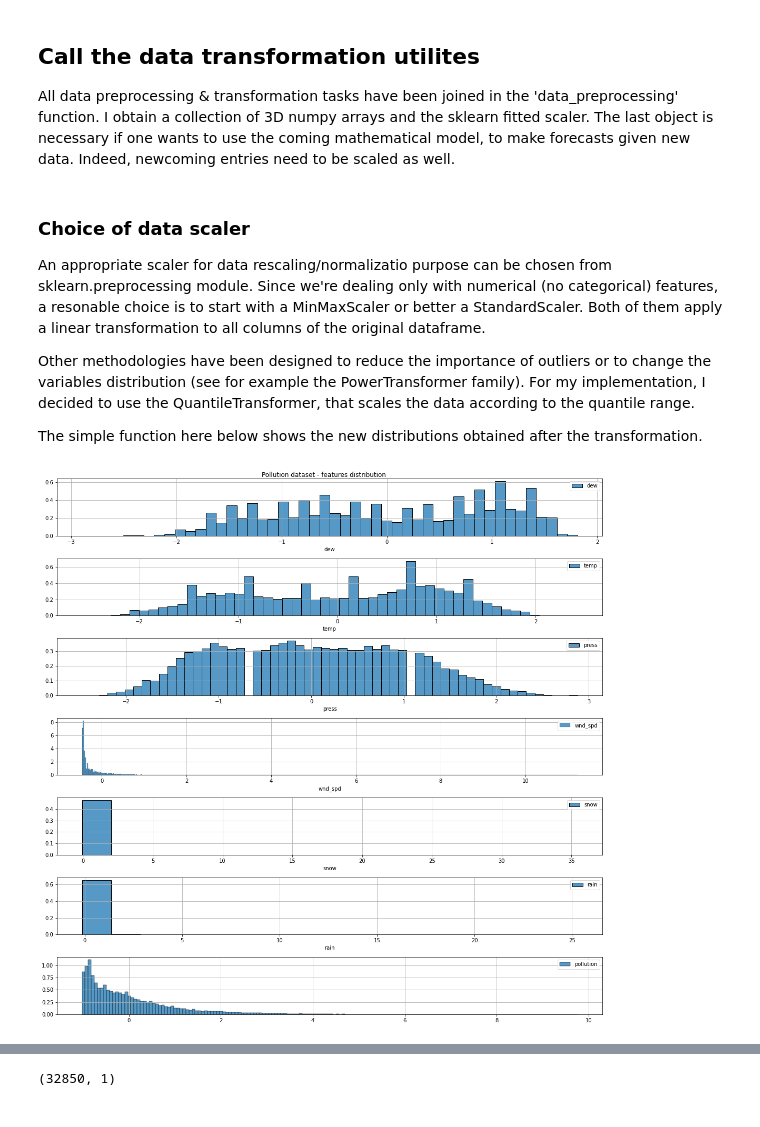
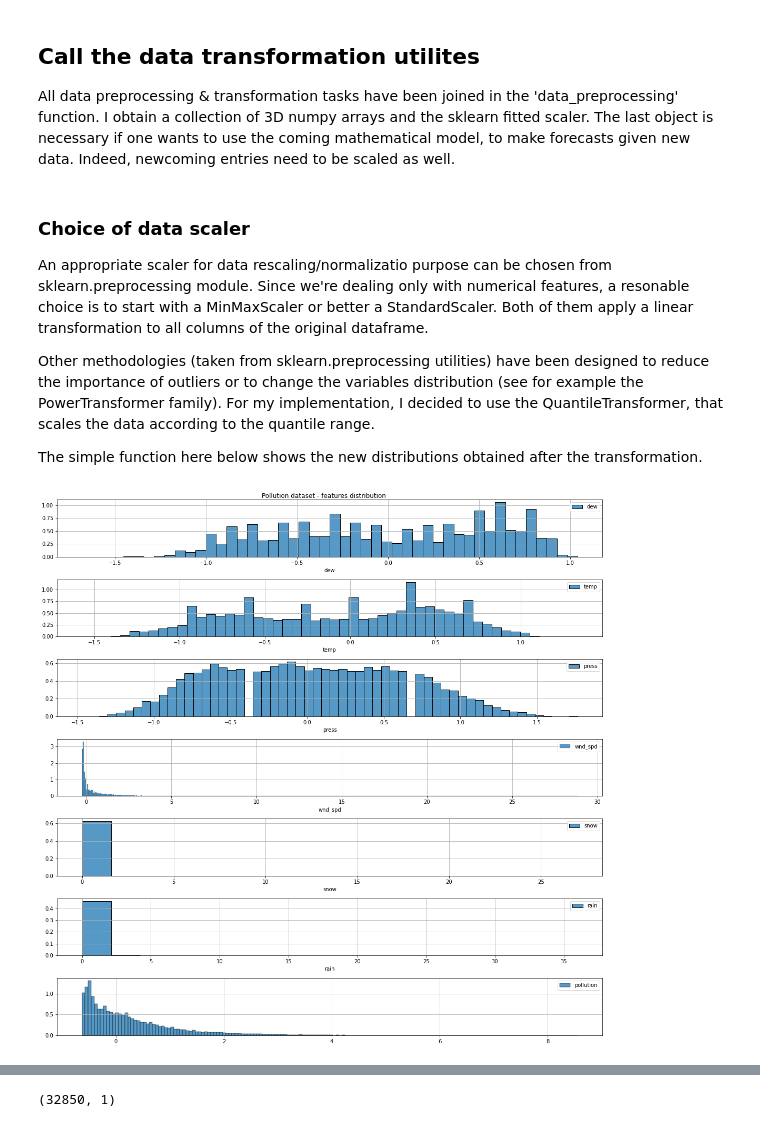
Before and after one commit to giuliots95/Time_series_forecast_with_LSTM_network, a Jupyter notebook: Pollution_time_series_forecast.ipynb, the cells around one changed output, grey strips where cells are left out. Saved outputs shown, nothing was run; the diff lists cells and outputs as text; code cells hidden in the pictures.

```diff
--- a/Pollution_time_series_forecast.ipynb
+++ b/Pollution_time_series_forecast.ipynb
@@ -268,9 +281,9 @@ forward_steps = 1
 All data preprocessing & transformation tasks have been joined in the 'data_preprocessing' function. I obtain a collection of 3D numpy arrays and the sklearn fitted scaler. The last object is necessary if one wants to use the coming mathematical model, to make forecasts given new data. Indeed, newcoming entries need to be scaled as well.
 # %% [markdown]
 ### Choice of data scaler
-An appropriate scaler for data rescaling/normalizatio purpose can be chosen from sklearn.preprocessing module. Since we're dealing only with numerical (no categorical) features, a resonable choice is to start with a MinMaxScaler or better a StandardScaler. Both of them apply a linear transformation to all columns of the original dataframe.
+An appropriate scaler for data rescaling/normalizatio purpose can be chosen from sklearn.preprocessing module. Since we're dealing only with numerical features, a resonable choice is to start with a MinMaxScaler or better a StandardScaler. Both of them apply a linear transformation to all columns of the original dataframe.
 
-Other methodologies have been designed to reduce the importance of outliers or to change the variables distribution (see for example the PowerTransformer family).
+Other methodologies (taken from sklearn.preprocessing utilities) have been designed to reduce the importance of outliers or to change the variables distribution (see for example the PowerTransformer family).
 For my implementation, I decided to use the QuantileTransformer, that scales the data according to the quantile range.
 
 The simple function here below shows the new distributions obtained after the transformation.
@@ -287,7 +300,7 @@ def plot_histograms(df, stat = "count", title = "all features"):
     plt.suptitle(title, fontsize = 12)
     plt.tight_layout()
 # %%
-plot_histograms(pd.DataFrame(StandardScaler().fit_transform(pollution_data), columns = pollution_data.columns),
+plot_histograms(pd.DataFrame(RobustScaler().fit_transform(pollution_data), columns = pollution_data.columns),
                              stat = "density", title = "Pollution dataset - features distribution")
 # %% [output]
-[figure, old version]
+[figure, new version]
```
Also changed, not shown: parts of 60 cells of this notebook.
